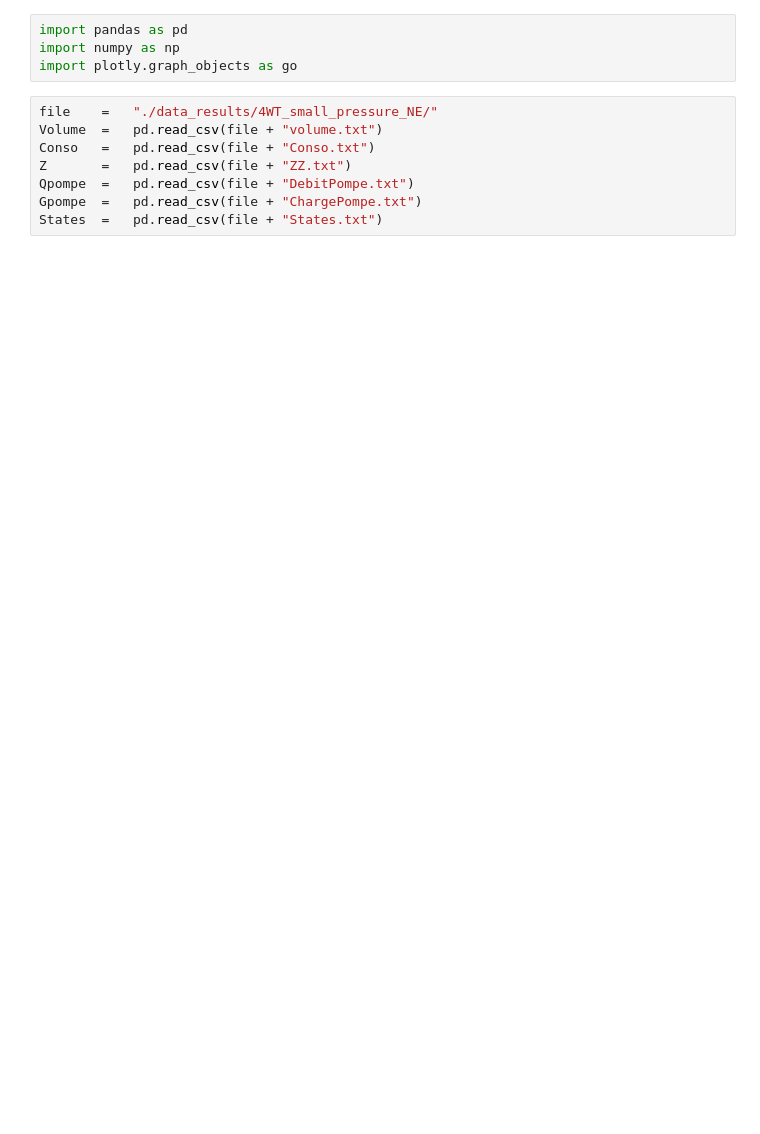
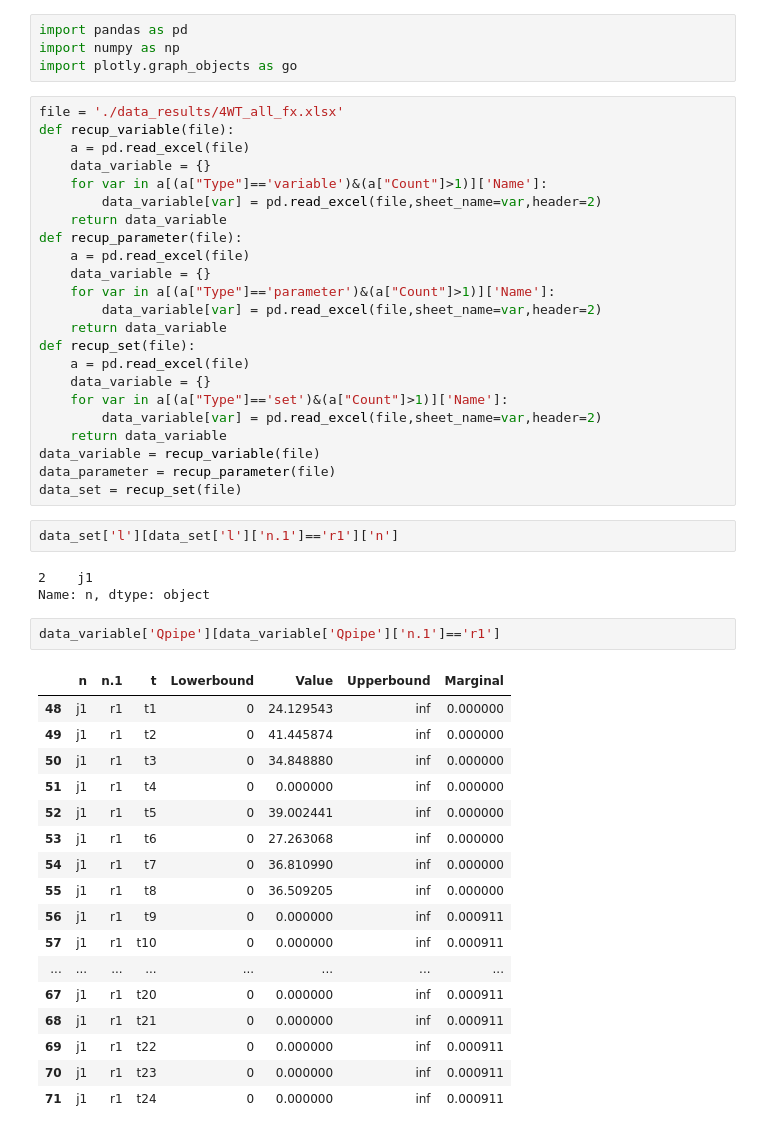
Before and after one commit to RobinsonBeaucour/OptiNonLineaireNE, a Jupyter notebook: Results_processing.ipynb, the cells around one changed output. Saved outputs shown, nothing was run; the diff lists cells and outputs as text; blank space fills up the shorter version.

```diff
--- a/Results_processing.ipynb
+++ b/Results_processing.ipynb
@@ -2,11 +2,51 @@
 import pandas as pd
 import numpy as np
 import plotly.graph_objects as go
-# %%
-file    =   "./data_results/4WT_small_pressure_NE/"
-Volume  =   pd.read_csv(file + "volume.txt")
-Conso   =   pd.read_csv(file + "Conso.txt")
-Z       =   pd.read_csv(file + "ZZ.txt")
-Qpompe  =   pd.read_csv(file + "DebitPompe.txt")
-Gpompe  =   pd.read_csv(file + "ChargePompe.txt")
-States  =   pd.read_csv(file + "States.txt")
+# %%
+file = './data_results/4WT_all_fx.xlsx'
+def recup_variable(file):
+    a = pd.read_excel(file)
+    data_variable = {}
+    for var in a[(a["Type"]=='variable')&(a["Count"]>1)]['Name']:
+        data_variable[var] = pd.read_excel(file,sheet_name=var,header=2)
+    return data_variable
+def recup_parameter(file):
+    a = pd.read_excel(file)
+    data_variable = {}
+    for var in a[(a["Type"]=='parameter')&(a["Count"]>1)]['Name']:
+        data_variable[var] = pd.read_excel(file,sheet_name=var,header=2)
+    return data_variable
+def recup_set(file):
+    a = pd.read_excel(file)
+    data_variable = {}
+    for var in a[(a["Type"]=='set')&(a["Count"]>1)]['Name']:
+        data_variable[var] = pd.read_excel(file,sheet_name=var,header=2)
+    return data_variable
+data_variable = recup_variable(file)
+data_parameter = recup_parameter(file)
+data_set = recup_set(file)
+# %%
+data_set['l'][data_set['l']['n.1']=='r1']['n']
+# %% [output]
+2    j1
+Name: n, dtype: object
+# %%
+data_variable['Qpipe'][data_variable['Qpipe']['n.1']=='r1']
+# %% [output]
+|  | n | n.1 | t | Lowerbound | Value | Upperbound | Marginal |
+| 48 | j1 | r1 | t1 | 0 | 24.129543 | inf | 0.000000 |
+| 49 | j1 | r1 | t2 | 0 | 41.445874 | inf | 0.000000 |
+| 50 | j1 | r1 | t3 | 0 | 34.848880 | inf | 0.000000 |
+| 51 | j1 | r1 | t4 | 0 | 0.000000 | inf | 0.000000 |
+| 52 | j1 | r1 | t5 | 0 | 39.002441 | inf | 0.000000 |
+| 53 | j1 | r1 | t6 | 0 | 27.263068 | inf | 0.000000 |
+| 54 | j1 | r1 | t7 | 0 | 36.810990 | inf | 0.000000 |
+| 55 | j1 | r1 | t8 | 0 | 36.509205 | inf | 0.000000 |
+| 56 | j1 | r1 | t9 | 0 | 0.000000 | inf | 0.000911 |
+| 57 | j1 | r1 | t10 | 0 | 0.000000 | inf | 0.000911 |
+| ... | ... | ... | ... | ... | ... | ... | ... |
+| 67 | j1 | r1 | t20 | 0 | 0.000000 | inf | 0.000911 |
+| 68 | j1 | r1 | t21 | 0 | 0.000000 | inf | 0.000911 |
+| 69 | j1 | r1 | t22 | 0 | 0.000000 | inf | 0.000911 |
+| 70 | j1 | r1 | t23 | 0 | 0.000000 | inf | 0.000911 |
+| 71 | j1 | r1 | t24 | 0 | 0.000000 | inf | 0.000911 |
```
Also changed, not shown: parts of 11 cells of this notebook, 1 other file.
